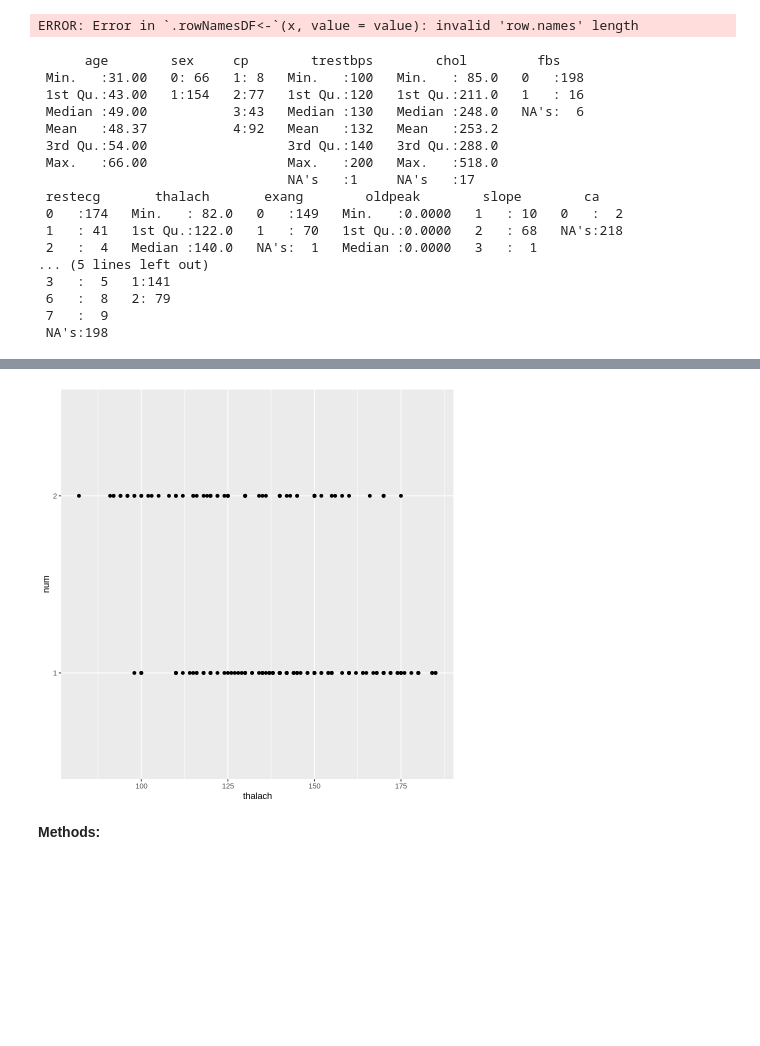
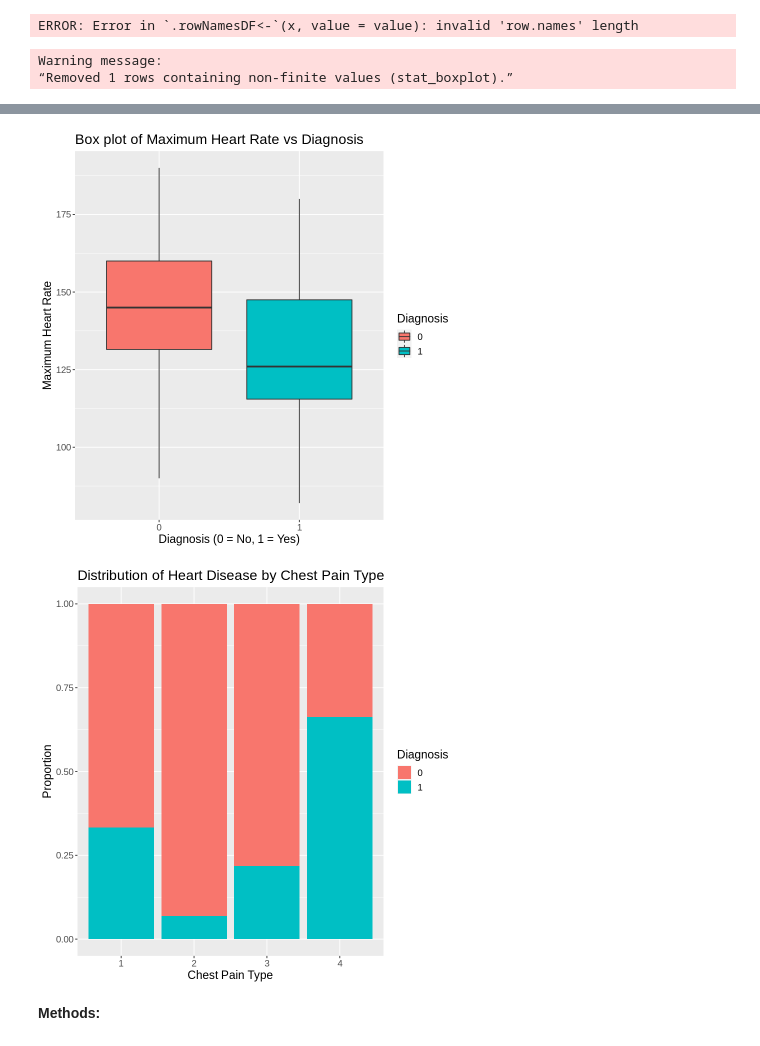
Before and after one commit to GeneRevo/DSCI100-007-Group10, a Jupyter notebook: 007_project_proposal.ipynb, the cells around one changed output, grey strips where cells are left out. Drawn from its saved outputs; the diff is of its cells as text; code cells hidden in the pictures; blank space fills up the shorter version.

Commit message:
Plots added
added two plots. a boxplot and a bar plot. one is categorical vs categorical. the other is numerical vs categorical.

```diff
--- a/007_project_proposal.ipynb
+++ b/007_project_proposal.ipynb
@@ -143,30 +127,23 @@ A tibble: 2 × 2
 | 1 | 79 |
 ERROR: Error in `.rowNamesDF<-`(x, value = value): invalid 'row.names' length
 # %%
-heart_disease_train[heart_disease_train=="?"]<-NA
-names <- c("sex","cp","fbs","restecg","exang","ca","thal","num","slope")
-heart_disease_train[,names] <- lapply(heart_disease_train[,names] , factor)
-heart_disease_train$trestbps=as.numeric(heart_disease_train$trestbps)
-heart_disease_train$thalach=as.numeric(heart_disease_train$thalach)
-heart_disease_train$oldpeak=as.numeric(heart_disease_train$oldpeak)
-heart_disease_train$chol=as.numeric(heart_disease_train$chol)
-summary(heart_disease_train)
-ggplot(heart_disease_train,aes(x=thalach,y=num))+geom_point()
+heart_disease_train[heart_disease_train=="?"]<-NA #changing all ? to NA in the dataframe.
+heart_disease_train <- heart_disease_train |> mutate_if(is.character, as.numeric) |> mutate_at(vars("sex", "cp", "fbs", "restecg", "exang", "ca", "thal", "num", "slope"), factor)
+
+ggplot(heart_disease_train, aes(x = num, y = thalach, fill = factor(num))) +
+  geom_boxplot() +
+  labs(x = "Diagnosis (0 = No, 1 = Yes)", y = "Maximum Heart Rate",
+       title = "Box plot of Maximum Heart Rate vs Diagnosis",
+       fill = "Diagnosis") +
+  theme(text = element_text(size = 14)) +
+  guides(fill = guide_legend(title = "Diagnosis"))
+ggplot(heart_disease_train, aes(x = cp, fill = factor(num))) +
+  geom_bar(position = "fill") +
+  labs(x = "Chest Pain Type", y = "Proportion",
+       fill = "Disease Status",
+       title = "Distribution of Heart Disease by Chest Pain Type") +
+       theme(text = element_text(size = 14)) +
+       guides(fill = guide_legend(title = "Diagnosis"))
 # %% [output]
-      age        sex     cp        trestbps        chol         fbs
- Min.   :31.00   0: 66   1: 8   Min.   :100   Min.   : 85.0   0   :198
- 1st Qu.:43.00   1:154   2:77   1st Qu.:120   1st Qu.:211.0   1   : 16
- Median :49.00           3:43   Median :130   Median :248.0   NA's:  6
- Mean   :48.37           4:92   Mean   :132   Mean   :253.2
- 3rd Qu.:54.00                  3rd Qu.:140   3rd Qu.:288.0
- Max.   :66.00                  Max.   :200   Max.   :518.0
-                                NA's   :1     NA's   :17
- restecg       thalach       exang        oldpeak        slope        ca
- 0   :174   Min.   : 82.0   0   :149   Min.   :0.0000   1   : 10   0   :  2
- 1   : 41   1st Qu.:122.0   1   : 70   1st Qu.:0.0000   2   : 68   NA's:218
- 2   :  4   Median :140.0   NA's:  1   Median :0.0000   3   :  1
-... (5 lines left out)
- 3   :  5   1:141
- 6   :  8   2: 79
- 7   :  9
- NA's:198
+Warning message:
+“Removed 1 rows containing non-finite values (stat_boxplot).”
@@ -175,3 +150,4 @@ Warning message:
-[figure, old version]
+[figure, new version]
+[figure, added]
 # %% [markdown]
 **Methods:**
```
Also changed, not shown: parts of 4 cells of this notebook.
